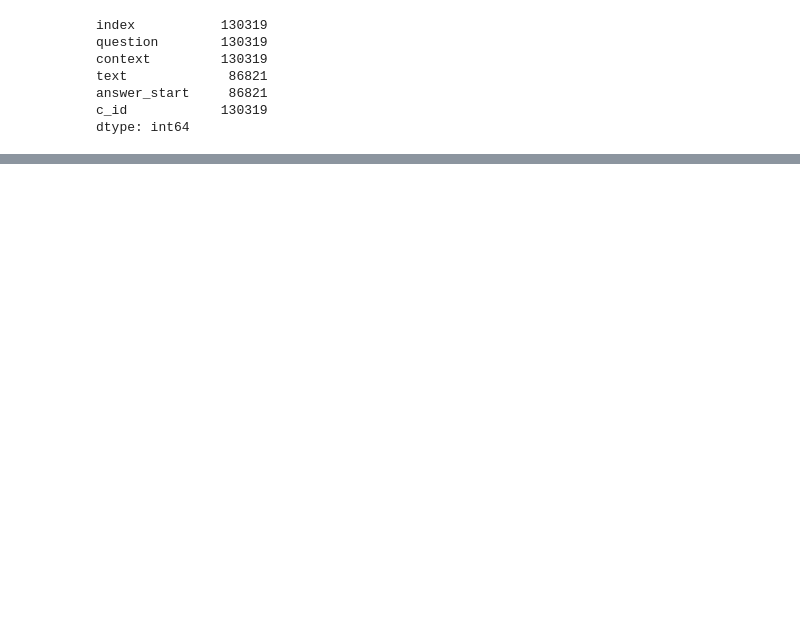
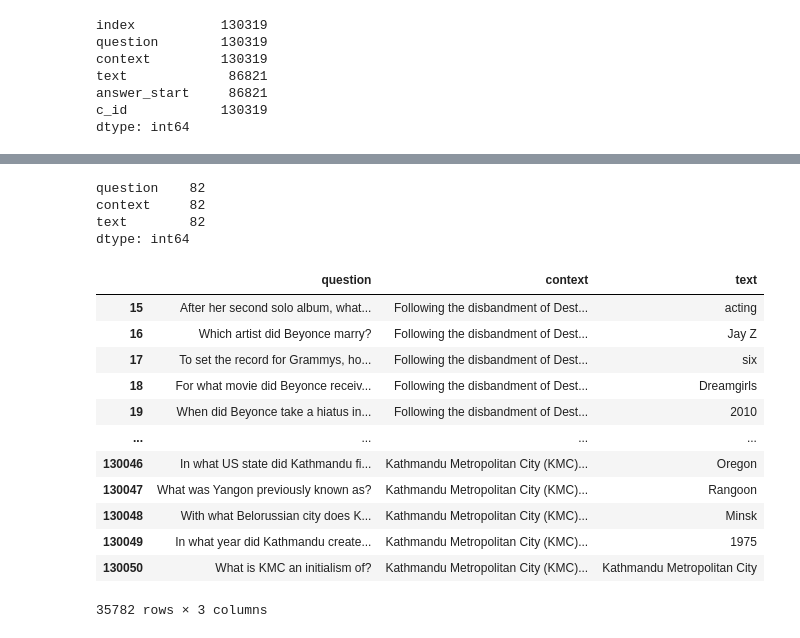
Before and after one commit to vsistla/nlp-biases, a Jupyter notebook: squad20/squad20-train-data-analysis.ipynb, the cells around one changed output, grey strips where cells are left out. Drawn from its saved outputs; the diff is of its cells as text; code cells hidden in the pictures; blank space fills up the shorter version.

```diff
--- a/squad20/squad20-train-data-analysis.ipynb
+++ b/squad20/squad20-train-data-analysis.ipynb
@@ -110,0 +185,23 @@ dtype: int64
+# %%
+dfqtext[dfqtext['context'].str.contains("Grey")].count()
+# %% [output]
+question    82
+context     82
+text        82
+dtype: int64
+# %%
+dfqtext[dfqtext['context'].str.contains("man")]
+# %% [output]
+|  | question | context | text |
+| 15 | After her second solo album, what... | Following the disbandment of Dest... | acting |
+| 16 | Which artist did Beyonce marry? | Following the disbandment of Dest... | Jay Z |
+| 17 | To set the record for Grammys, ho... | Following the disbandment of Dest... | six |
+| 18 | For what movie did Beyonce receiv... | Following the disbandment of Dest... | Dreamgirls |
+| 19 | When did Beyonce take a hiatus in... | Following the disbandment of Dest... | 2010 |
+| ... | ... | ... | ... |
+| 130046 | In what US state did Kathmandu fi... | Kathmandu Metropolitan City (KMC)... | Oregon |
+| 130047 | What was Yangon previously known as? | Kathmandu Metropolitan City (KMC)... | Rangoon |
+| 130048 | With what Belorussian city does K... | Kathmandu Metropolitan City (KMC)... | Minsk |
+| 130049 | In what year did Kathmandu create... | Kathmandu Metropolitan City (KMC)... | 1975 |
+| 130050 | What is KMC an initialism of? | Kathmandu Metropolitan City (KMC)... | Kathmandu Metropolitan City |
+35782 rows × 3 columns
```
Also changed, not shown: parts of 20 cells of this notebook.
